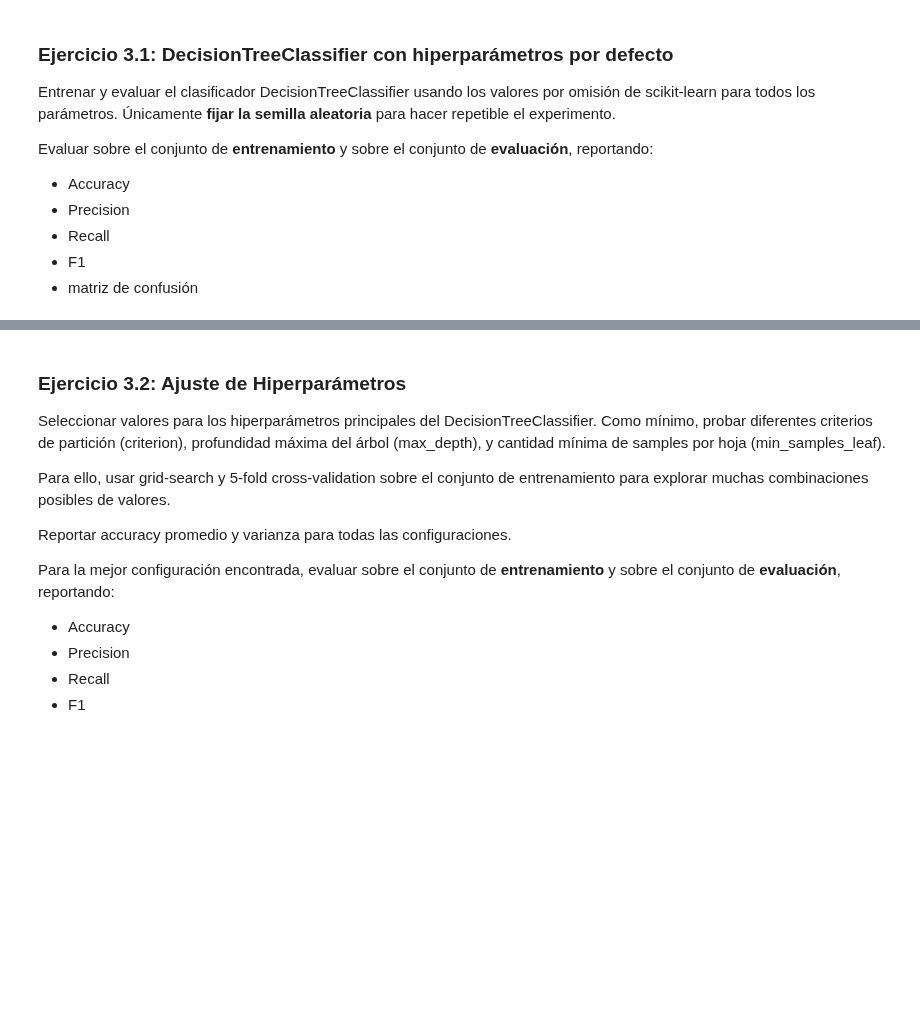
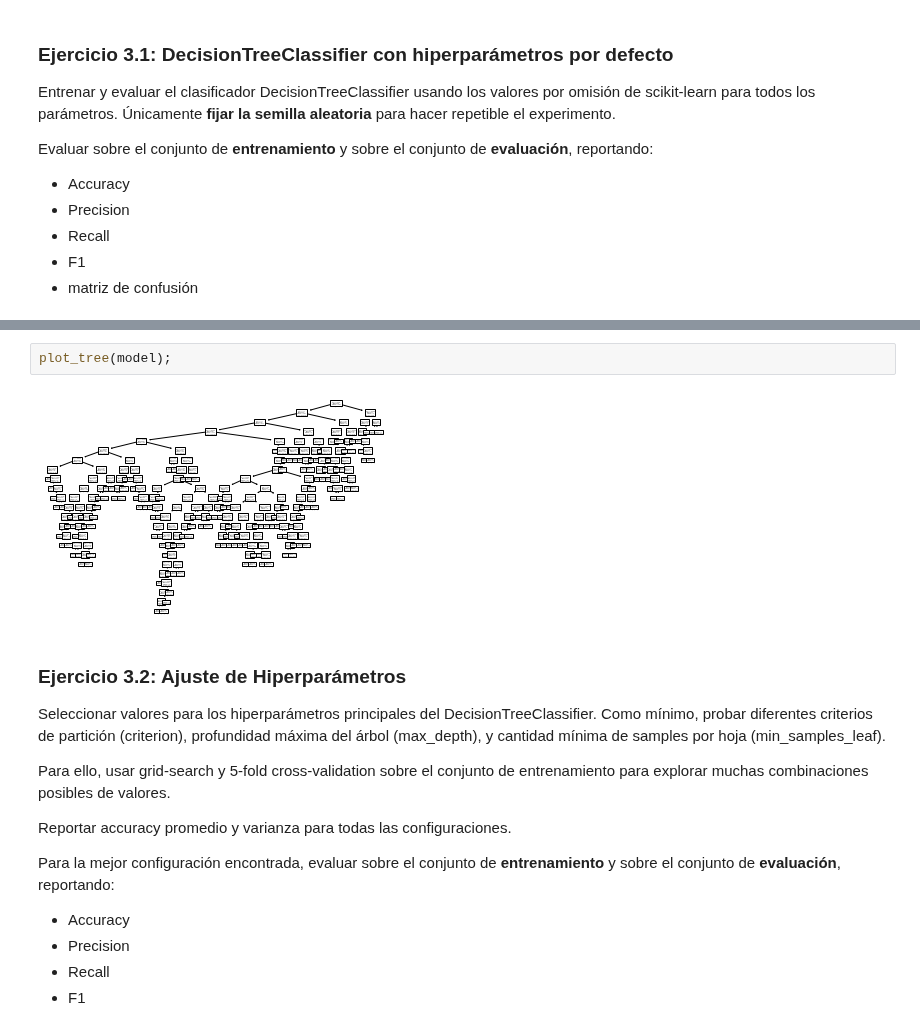
Before and after one commit to eliasexequiel/diplodatos, a Jupyter notebook: 03_introduccion_aprendizaje_automatico/lab_2_wolfmann.ipynb, the cells around one changed output, grey strips where cells are left out. Drawn from its saved outputs; the diff is of its cells as text; blank space fills up the shorter version.

```diff
--- a/03_introduccion_aprendizaje_automatico/lab_2_wolfmann.ipynb
+++ b/03_introduccion_aprendizaje_automatico/lab_2_wolfmann.ipynb
@@ -283,3 +395,7 @@ Evaluar sobre el conjunto de **entrenamiento** y sobre el conjunto de **evaluaci
+# %%
+plot_tree(model);
+# %% [output]
+[figure, added]
 # %% [markdown]
 ### Ejercicio 3.2: Ajuste de Hiperparámetros
 
```
Also changed, not shown: parts of 20 cells of this notebook.
